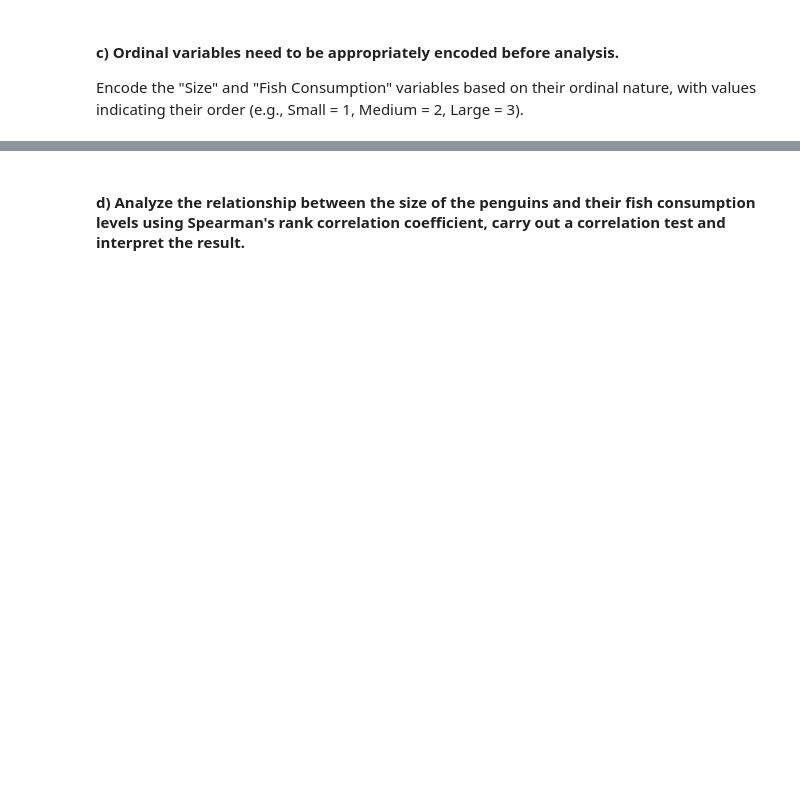
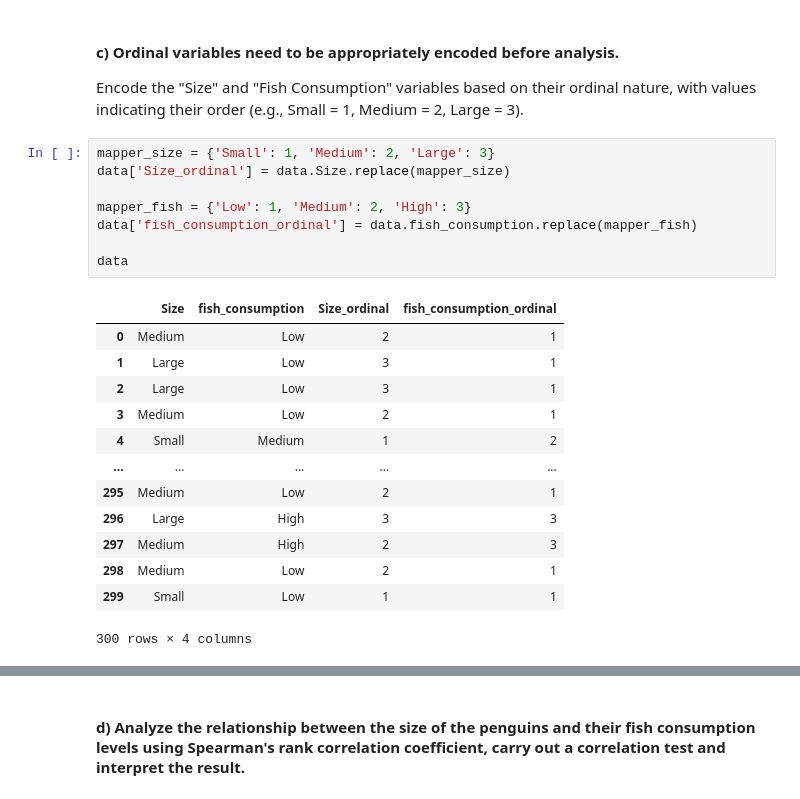
Before and after one commit to FaceEnte/Applied-Statistics, a Jupyter notebook: data/files_for_problem_sheets/sheet_12/rank_corr.ipynb, the cells around one changed output, grey strips where cells are left out. Saved outputs shown, nothing was run; the diff lists cells and outputs as text; blank space fills up the shorter version.

```diff
--- a/data/files_for_problem_sheets/sheet_12/rank_corr.ipynb
+++ b/data/files_for_problem_sheets/sheet_12/rank_corr.ipynb
@@ -23,3 +50,25 @@ The dataset in `fish_consumption.pkl` consists of 300 simulated penguin records
 # %% [markdown]
 #### c) Ordinal variables need to be appropriately encoded before analysis.
 Encode the "Size" and "Fish Consumption" variables based on their ordinal nature, with values indicating their order (e.g., Small = 1, Medium = 2, Large = 3).
+# %%
+mapper_size = {'Small': 1, 'Medium': 2, 'Large': 3}
+data['Size_ordinal'] = data.Size.replace(mapper_size)
+
+mapper_fish = {'Low': 1, 'Medium': 2, 'High': 3}
+data['fish_consumption_ordinal'] = data.fish_consumption.replace(mapper_fish)
+
+data
+# %% [output]
+|  | Size | fish_consumption | Size_ordinal | fish_consumption_ordinal |
+| 0 | Medium | Low | 2 | 1 |
+| 1 | Large | Low | 3 | 1 |
+| 2 | Large | Low | 3 | 1 |
+| 3 | Medium | Low | 2 | 1 |
+| 4 | Small | Medium | 1 | 2 |
+| ... | ... | ... | ... | ... |
+| 295 | Medium | Low | 2 | 1 |
+| 296 | Large | High | 3 | 3 |
+| 297 | Medium | High | 2 | 3 |
+| 298 | Medium | Low | 2 | 1 |
+| 299 | Small | Low | 1 | 1 |
+300 rows × 4 columns
```
Also changed, not shown: parts of 10 cells of this notebook, 2 other files.
